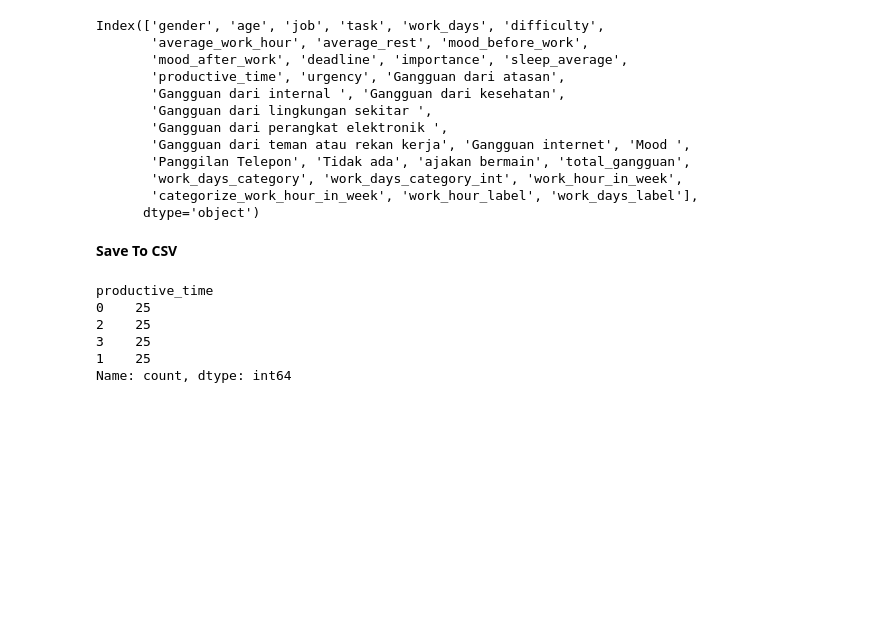
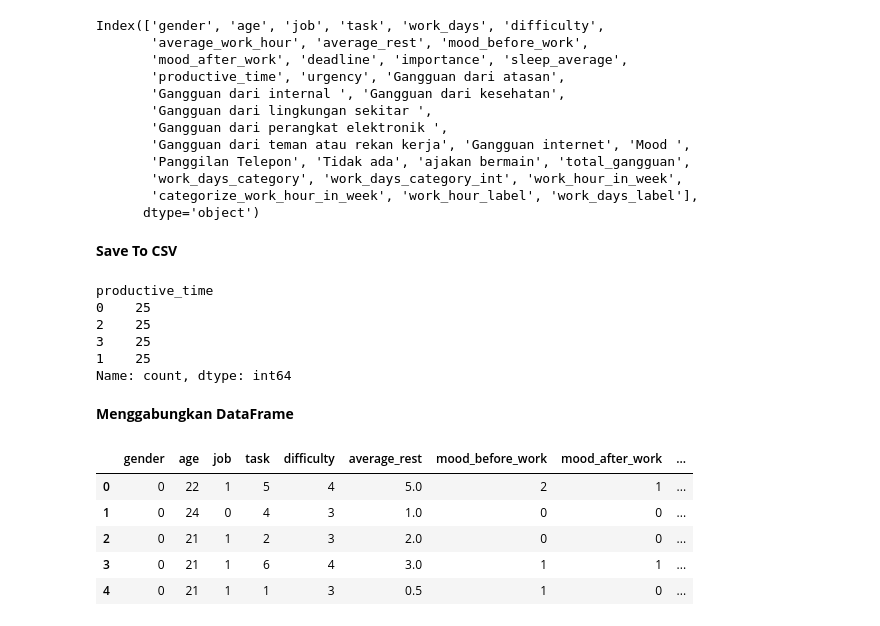
Before and after one commit to iMnuelll/Bangkit_Capstone, a Jupyter notebook: Data Dummy/data_dummy_preprocess.ipynb, the cells around one changed output. Saved outputs shown, nothing was run; the diff lists cells and outputs as text; code cells hidden in the pictures; blank space fills up the shorter version.

Commit message:
concate_data

```diff
--- a/Data Dummy/data_dummy_preprocess.ipynb
+++ b/Data Dummy/data_dummy_preprocess.ipynb
@@ -231,3 +231,17 @@ productive_time
 3    25
 1    25
 Name: count, dtype: int64
+# %% [markdown]
+**Menggabungkan DataFrame**
+# %%
+data = 'https://github.com/iMnuelll/Bangkit_Capstone/raw/main/Preprocessing/data_gform_after_flatten.csv'
+df2 = pd.read_csv(data, delimiter='|')
+# %%
+df2.head()
+# %% [output]
+|  | gender | age | job | task | difficulty | average_rest | mood_before_work | mood_after_work | ... |
+| 0 | 0 | 22 | 1 | 5 | 4 | 5.0 | 2 | 1 | ... |
+| 1 | 0 | 24 | 0 | 4 | 3 | 1.0 | 0 | 0 | ... |
+| 2 | 0 | 21 | 1 | 2 | 3 | 2.0 | 0 | 0 | ... |
+| 3 | 0 | 21 | 1 | 6 | 4 | 3.0 | 1 | 1 | ... |
+| 4 | 0 | 21 | 1 | 1 | 3 | 0.5 | 1 | 0 | ... |
```
Also changed, not shown: parts of 2 cells of this notebook, 1 other file.
